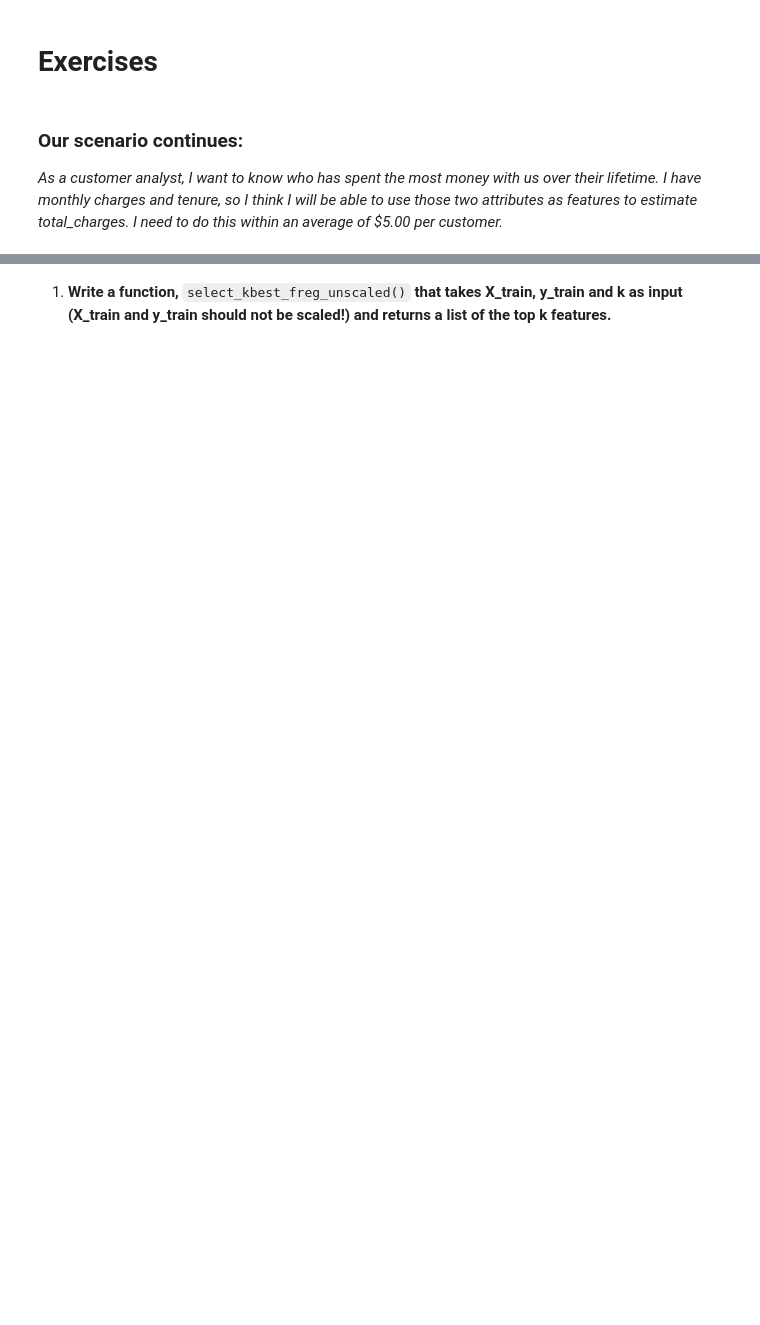
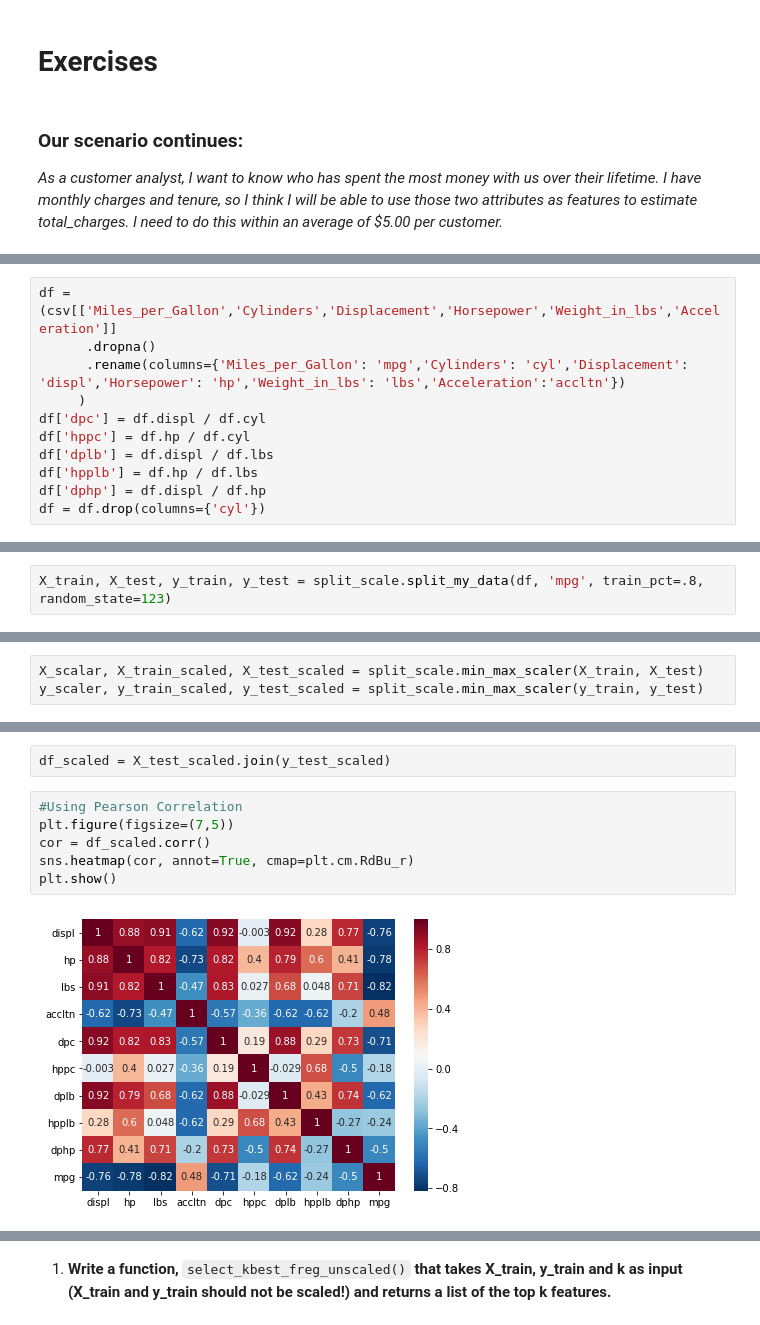
Before and after one commit to kjeliasen/ds-methodologies-exercises, a Jupyter notebook: regression/Features_demo.ipynb, the cells around one changed output, grey strips where cells are left out. Drawn from its saved outputs; the diff is of its cells as text; blank space fills up the shorter version.

```diff
--- a/regression/Features_demo.ipynb
+++ b/regression/Features_demo.ipynb
@@ -20,0 +57,11 @@ import split_scale
+# %%
+df = (csv[['Miles_per_Gallon','Cylinders','Displacement','Horsepower','Weight_in_lbs','Acceleration']]
+      .dropna()
+      .rename(columns={'Miles_per_Gallon': 'mpg','Cylinders': 'cyl','Displacement': 'displ','Horsepower': 'hp','Weight_in_lbs': 'lbs','Acceleration':'accltn'})
+     )
+df['dpc'] = df.displ / df.cyl
+df['hppc'] = df.hp / df.cyl
+df['dplb'] = df.displ / df.lbs
+df['hpplb'] = df.hp / df.lbs
+df['dphp'] = df.displ / df.hp
+df = df.drop(columns={'cyl'})
@@ -20,0 +99,2 @@ import split_scale
+# %%
+X_train, X_test, y_train, y_test = split_scale.split_my_data(df, 'mpg', train_pct=.8, random_state=123)
@@ -20,0 +187,3 @@ import split_scale
+# %%
+X_scalar, X_train_scaled, X_test_scaled = split_scale.min_max_scaler(X_train, X_test)
+y_scaler, y_train_scaled, y_test_scaled = split_scale.min_max_scaler(y_train, y_test)
@@ -20,0 +274,10 @@ import split_scale
+# %%
+df_scaled = X_test_scaled.join(y_test_scaled)
+# %%
+#Using Pearson Correlation
+plt.figure(figsize=(7,5))
+cor = df_scaled.corr()
+sns.heatmap(cor, annot=True, cmap=plt.cm.RdBu_r)
+plt.show()
+# %% [output]
+[figure, added]
```
Also changed, not shown: parts of 26 cells of this notebook, 1 other file.
